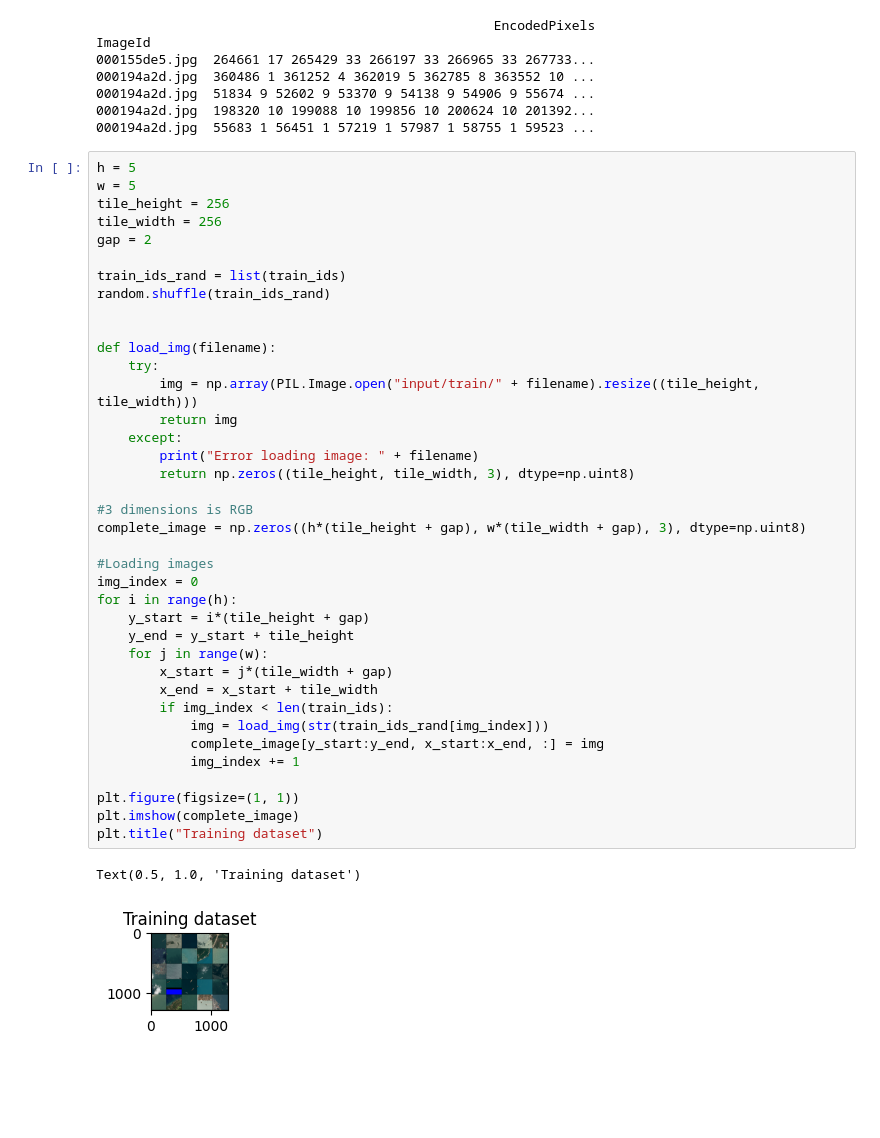
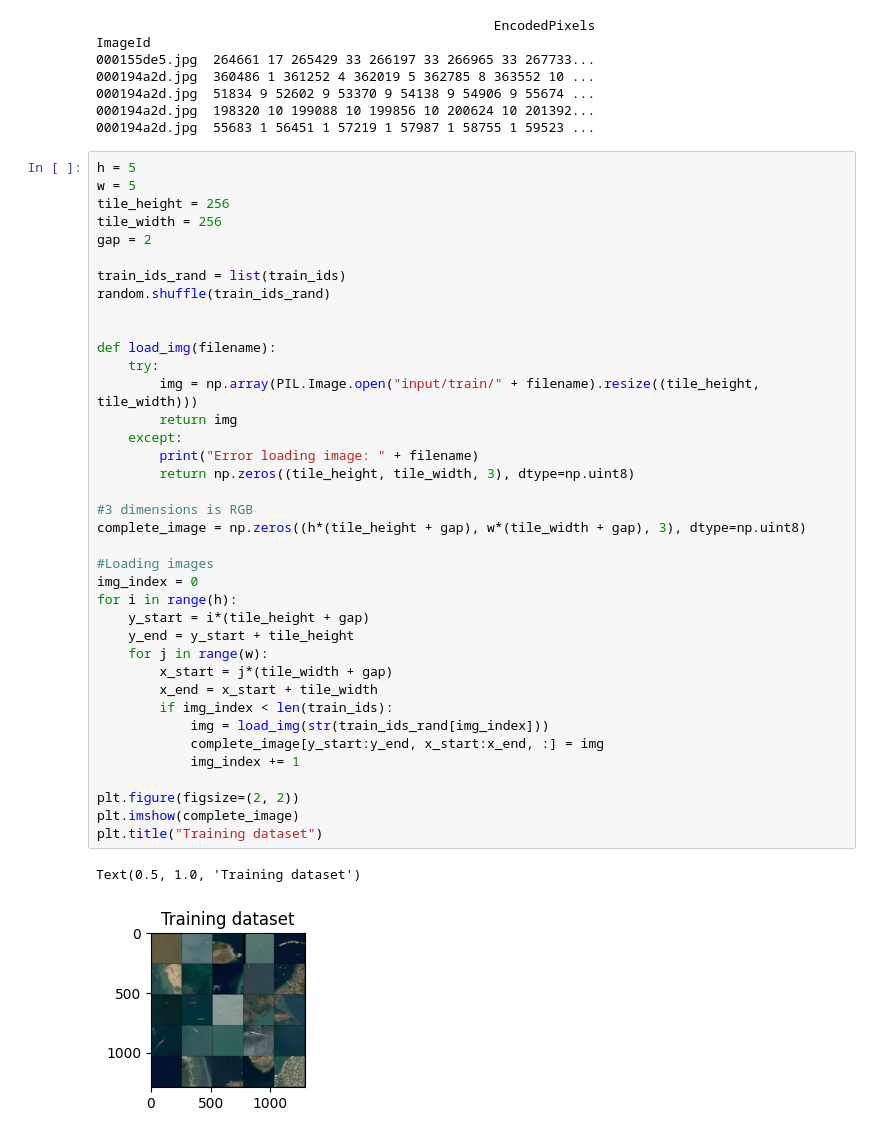
Before and after one commit to anyaachan/Airbus-Ship-Detection-Challedge, a Jupyter notebook: data-analysis.ipynb, the cells around one changed output. Saved outputs shown, nothing was run; the diff lists cells and outputs as text; blank space fills up the shorter version.

```diff
--- a/data-analysis.ipynb
+++ b/data-analysis.ipynb
@@ -45,35 +46,35 @@ random.shuffle(train_ids_rand)
 
 
 def load_img(filename):
     try:
         img = np.array(PIL.Image.open("input/train/" + filename).resize((tile_height, tile_width)))
         return img
     except:
         print("Error loading image: " + filename)
         return np.zeros((tile_height, tile_width, 3), dtype=np.uint8)
 
 #3 dimensions is RGB
 complete_image = np.zeros((h*(tile_height + gap), w*(tile_width + gap), 3), dtype=np.uint8)
 
 #Loading images
 img_index = 0
 for i in range(h):
     y_start = i*(tile_height + gap)
     y_end = y_start + tile_height
     for j in range(w):
         x_start = j*(tile_width + gap)
         x_end = x_start + tile_width
         if img_index < len(train_ids):
             img = load_img(str(train_ids_rand[img_index]))
             complete_image[y_start:y_end, x_start:x_end, :] = img
             img_index += 1
 
-plt.figure(figsize=(1, 1))
+plt.figure(figsize=(2, 2))
 plt.imshow(complete_image)
 plt.title("Training dataset")
 # %% [output]
 Text(0.5, 1.0, 'Training dataset')
-[figure, old version]
+[figure, new version]
 # %%
 if df_train_segm.index.name == 'ImageId':
     df_train_segm = df_train_segm.reset_index()
```
Also changed, not shown: parts of 2 cells of this notebook.
